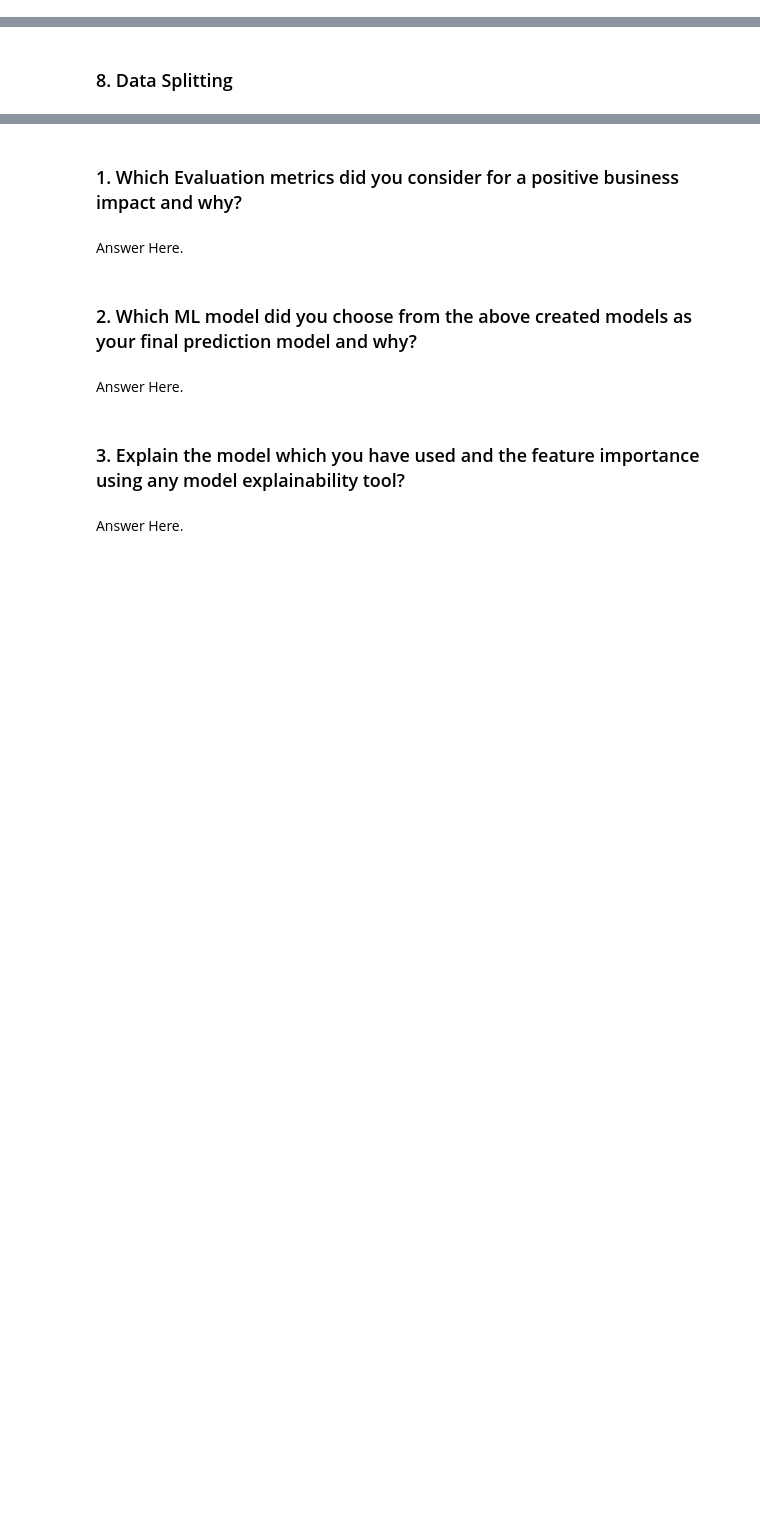
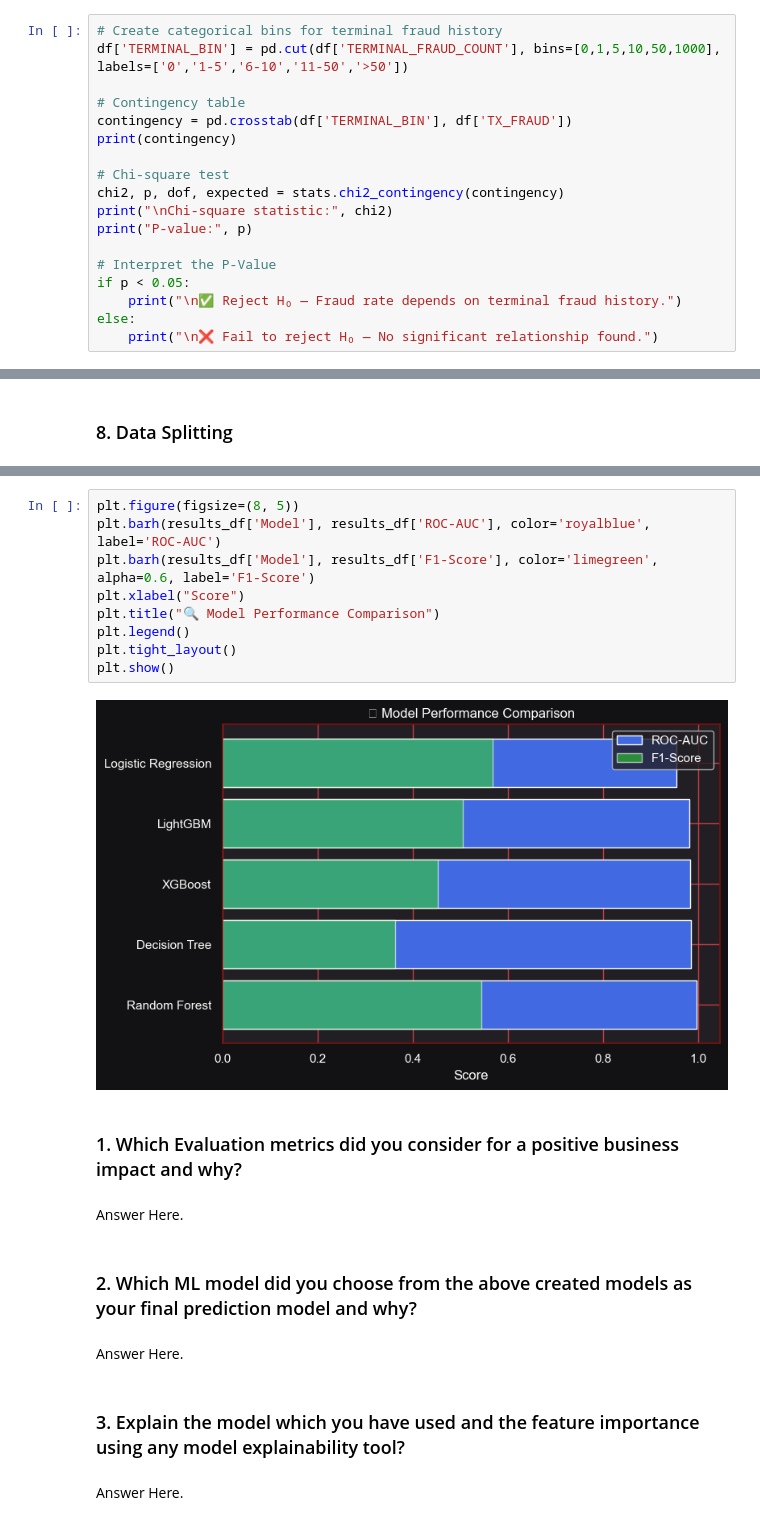
Before and after one commit to KushangShah/Fraud-Transaction-Detection, a Jupyter notebook: FTD_ML_NoteBook.ipynb, the cells around one changed output, grey strips where cells are left out. Cells and saved outputs as stored; diff of their text form; blank space fills up the shorter version.

```diff
--- a/FTD_ML_NoteBook.ipynb
+++ b/FTD_ML_NoteBook.ipynb
@@ -1077,0 +1185,18 @@ Answer Here.
+# %%
+# Create categorical bins for terminal fraud history
+df['TERMINAL_BIN'] = pd.cut(df['TERMINAL_FRAUD_COUNT'], bins=[0,1,5,10,50,1000], labels=['0','1-5','6-10','11-50','>50'])
+
+# Contingency table
+contingency = pd.crosstab(df['TERMINAL_BIN'], df['TX_FRAUD'])
+print(contingency)
+
+# Chi-square test
+chi2, p, dof, expected = stats.chi2_contingency(contingency)
+print("\nChi-square statistic:", chi2)
+print("P-value:", p)
+
+# Interpret the P-Value
+if p < 0.05:
+    print("\n✅ Reject H₀ — Fraud rate depends on terminal fraud history.")
+else:
+    print("\n❌ Fail to reject H₀ — No significant relationship found.")
@@ -1311,3 +1365,14 @@ Answer Here.
+# %%
+plt.figure(figsize=(8, 5))
+plt.barh(results_df['Model'], results_df['ROC-AUC'], color='royalblue', label='ROC-AUC')
+plt.barh(results_df['Model'], results_df['F1-Score'], color='limegreen', alpha=0.6, label='F1-Score')
+plt.xlabel("Score")
+plt.title("🔍 Model Performance Comparison")
+plt.legend()
+plt.tight_layout()
+plt.show()
+# %% [output]
+[figure, added]
 # %% [markdown]
 ### 1. Which Evaluation metrics did you consider for a positive business impact and why?
 # %% [markdown]
```
Also changed, not shown: parts of 152 cells of this notebook.
